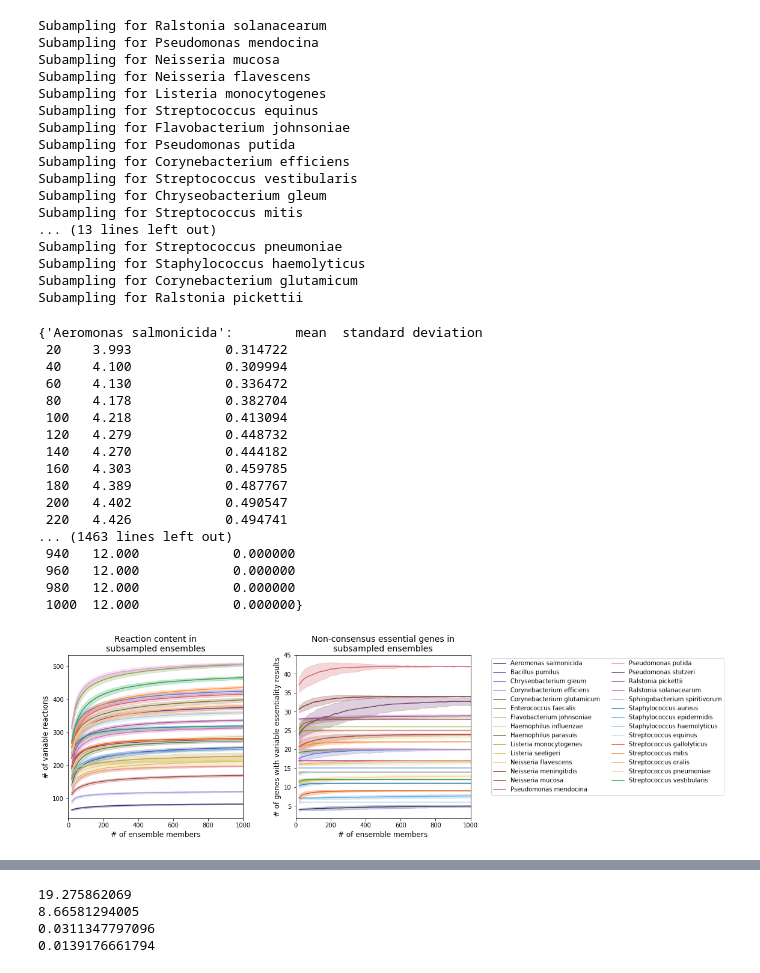
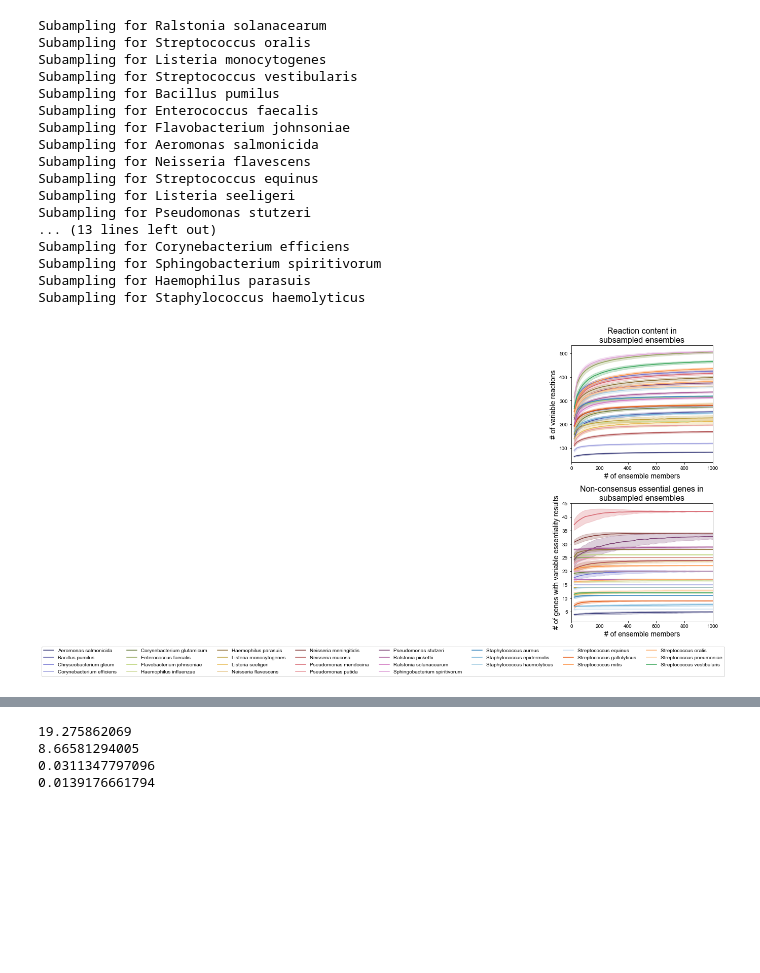
Before and after one commit to gregmedlock/ssl_ensembles, a Jupyter notebook: bin/subsample_ensembles.ipynb, the cells around one changed output, grey strips where cells are left out. Drawn from its saved outputs; the diff is of its cells as text; code cells hidden in the pictures; blank space fills up the shorter version.

Commit message:
updated subsampling plots with new default fonts, sizing for new arrangement in Fig 2

```diff
--- a/bin/subsample_ensembles.ipynb
+++ b/bin/subsample_ensembles.ipynb
@@ -9,8 +9,13 @@ from medusa.flux_analysis import flux_balance
 
 from pickle import load
 
-import matplotlib.pylab as plt
+import matplotlib.pyplot as plt
 import matplotlib
+import matplotlib.ticker as mticker
+matplotlib.rcParams["savefig.dpi"] = 300
+matplotlib.rcParams['figure.dpi'] = 300
+matplotlib.rcParams['font.sans-serif'] = "Arial"
+matplotlib.rcParams['font.family'] = "sans-serif"
 from sklearn.metrics.pairwise import pairwise_distances
 # %%
 # load all ensembles
@@ -29,6 +34,7 @@ for species_file in os.listdir("../results/deep_ensembles/"):
 bm_flux = {}
 for species in ensembles.keys():
     if species not in exclude:
+        print("performing ensemble FBA for " + species)
         ensemble = ensembles[species]
 
         # make sure all exchange reactions are open to calculate
@@ -42,4 +48,4 @@ for species in ensembles.keys():
                                 ensemble,
                                 return_flux = "bio1"
                                 )
-        bm_flux[species].index = [member.id for member in bm_flux[species].index]
+        #bm_flux[species].index = [member for member in bm_flux[species].index]
@@ -164,42 +188,22 @@ for species in gene_knockout_results.keys():
     bm_flux_std_plotframes[species]['standard_deviation'] = bm_flux_std_frame.std(axis=0)
 # %% [output]
 Subampling for Ralstonia solanacearum
-Subampling for Pseudomonas mendocina
-Subampling for Neisseria mucosa
+Subampling for Streptococcus oralis
+Subampling for Listeria monocytogenes
+Subampling for Streptococcus vestibularis
+Subampling for Bacillus pumilus
+Subampling for Enterococcus faecalis
+Subampling for Flavobacterium johnsoniae
+Subampling for Aeromonas salmonicida
 Subampling for Neisseria flavescens
-Subampling for Listeria monocytogenes
 Subampling for Streptococcus equinus
-Subampling for Flavobacterium johnsoniae
-Subampling for Pseudomonas putida
+Subampling for Listeria seeligeri
+Subampling for Pseudomonas stutzeri
+... (13 lines left out)
 Subampling for Corynebacterium efficiens
-Subampling for Streptococcus vestibularis
-Subampling for Chryseobacterium gleum
-Subampling for Streptococcus mitis
-... (13 lines left out)
-Subampling for Streptococcus pneumoniae
+Subampling for Sphingobacterium spiritivorum
+Subampling for Haemophilus parasuis
 Subampling for Staphylococcus haemolyticus
-Subampling for Corynebacterium glutamicum
-Subampling for Ralstonia pickettii
-# %%
-gene_plotframes
-# %% [output]
-{'Aeromonas salmonicida':        mean  standard deviation
- 20    3.993            0.314722
- 40    4.100            0.309994
- 60    4.130            0.336472
- 80    4.178            0.382704
- 100   4.218            0.413094
- 120   4.279            0.448732
- 140   4.270            0.444182
- 160   4.303            0.459785
- 180   4.389            0.487767
- 200   4.402            0.490547
- 220   4.426            0.494741
-... (1463 lines left out)
- 940   12.000            0.000000
- 960   12.000            0.000000
- 980   12.000            0.000000
- 1000  12.000            0.000000}
 # %%
 
 tab20b = matplotlib.cm.get_cmap(name='tab20b', lut=None)
@@ -215,49 +219,49 @@ species_names = sorted(species_names)
 for i in range(0,len(feature_plotframes.keys())):
     color_dict[species_names[i]] = tableau20[i]
 
-fig,ax = plt.subplots(1,2)
+fig,ax = plt.subplots(2,1)
 for species in species_names:
     plotframe = feature_plotframes[species]
     ax[0].plot(plotframe.index,plotframe['mean'],label=species,color=color_dict[species])
     ax[0].fill_between(plotframe.index,
                 plotframe['mean']+plotframe['standard deviation'],
                 plotframe['mean']-plotframe['standard deviation'],
                alpha = 0.25,color=color_dict[species])
-ax[0].set_title('Reaction content in\nsubsampled ensembles',fontsize=14)
-ax[0].set_xlabel('# of ensemble members',fontsize=12)
-ax[0].set_ylabel('# of variable reactions',fontsize=12)
+ax[0].set_title('Reaction content in\nsubsampled ensembles',fontsize=16)
+ax[0].set_xlabel('# of ensemble members',fontsize=14)
+ax[0].set_ylabel('# of variable reactions',fontsize=14)
 ax[0].set_xlim([0,1000])
 
 for species in species_names:
     plotframe = gene_plotframes[species]
     ax[1].plot(plotframe.index,plotframe['mean'],label=species,color=color_dict[species])
     ax[1].fill_between(plotframe.index,
                 plotframe['mean']+plotframe['standard deviation'],
                 plotframe['mean']-plotframe['standard deviation'],
                alpha = 0.25,color=color_dict[species])
-ax[1].set_title('Non-consensus essential genes in\nsubsampled ensembles',fontsize=14)
-ax[1].set_xlabel('# of ensemble members',fontsize=12)
-ax[1].set_ylabel('# of genes with variable essentiality results',fontsize=12)
+ax[1].set_title('Non-consensus essential genes in\nsubsampled ensembles',fontsize=16)
+ax[1].set_xlabel('# of ensemble members',fontsize=14)
+ax[1].set_ylabel('# of genes with variable essentiality results',fontsize=14)
 ax[1].set_xlim([0,1000])
 
 ax0_legend = dict(zip(ax[0].get_legend_handles_labels()[1],ax[0].get_legend_handles_labels()[0]))
 ax0_legend = dict(zip(ax[0].get_legend_handles_labels()[1],ax[0].get_legend_handles_labels()[0]))
 ax0_legend = dict(zip(ax[0].get_legend_handles_labels()[1],ax[0].get_legend_handles_labels()[0]))
 
 
-fig.set_size_inches(12,5)
+fig.set_size_inches(5,10)
 leg = ax[1].legend(ax[1].get_legend_handles_labels()[0],
           ax[1].get_legend_handles_labels()[1],
-          loc='upper left',
-          bbox_to_anchor=(1.1,1),
-          ncol=2,
+          loc='upper right',
+          bbox_to_anchor=(1.1,-0.2),
+          ncol=8,
           fontsize=10)
 
-fig.subplots_adjust(wspace=0.3)
+fig.subplots_adjust(hspace=0.35)
 fig.savefig('../results/ensemble_rxn_gene_subsampling.svg',bbox_inches="tight",bbox_extra_artists=(leg,))
 fig.savefig('../results/ensemble_rxn_gene_subsampling.png',bbox_inches="tight",bbox_extra_artists=(leg,))
 # %% [output]
-[figure, old version]
+[figure, new version]
 # %%
 fig,ax = plt.subplots(1,2)
 for species in species_names:
```
Also changed, not shown: parts of 3 cells of this notebook, 4 other files.
